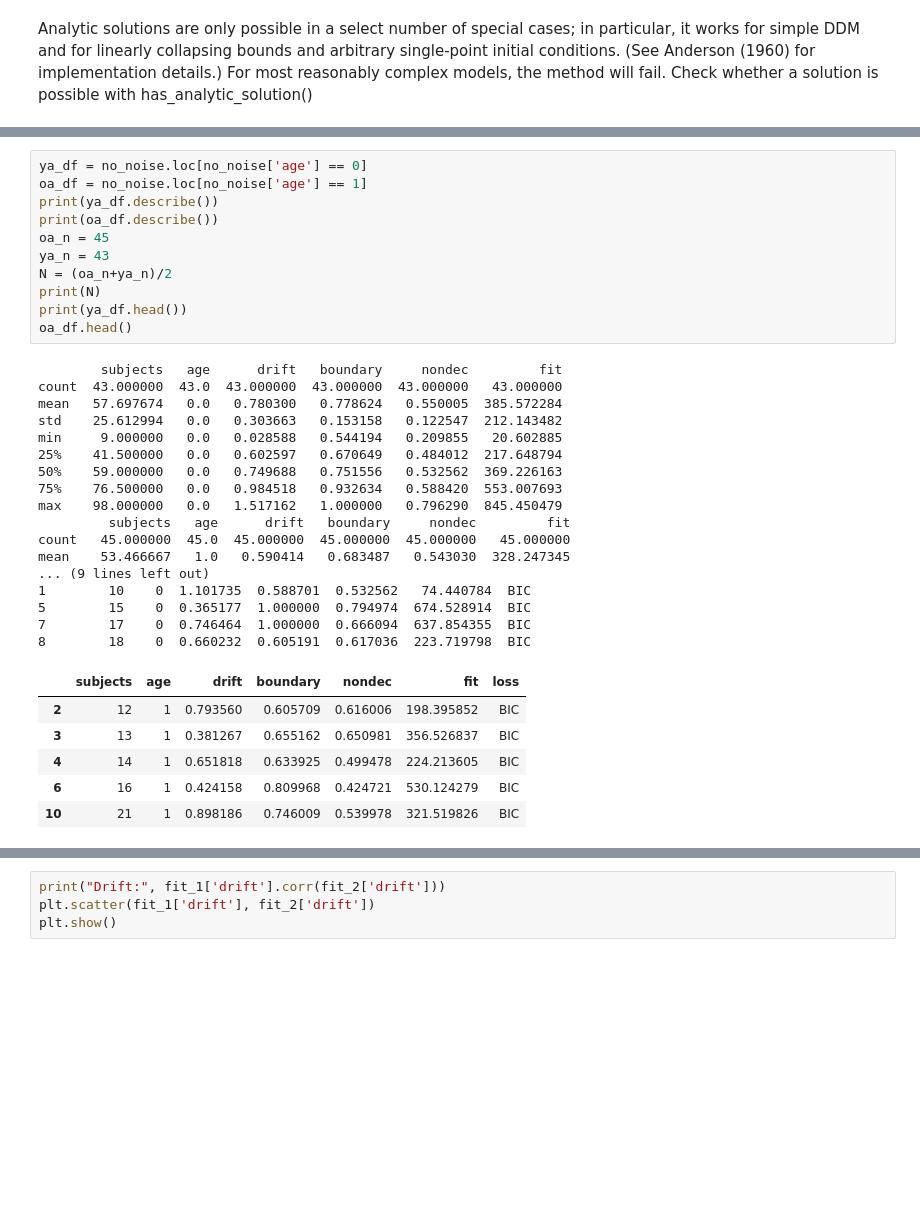
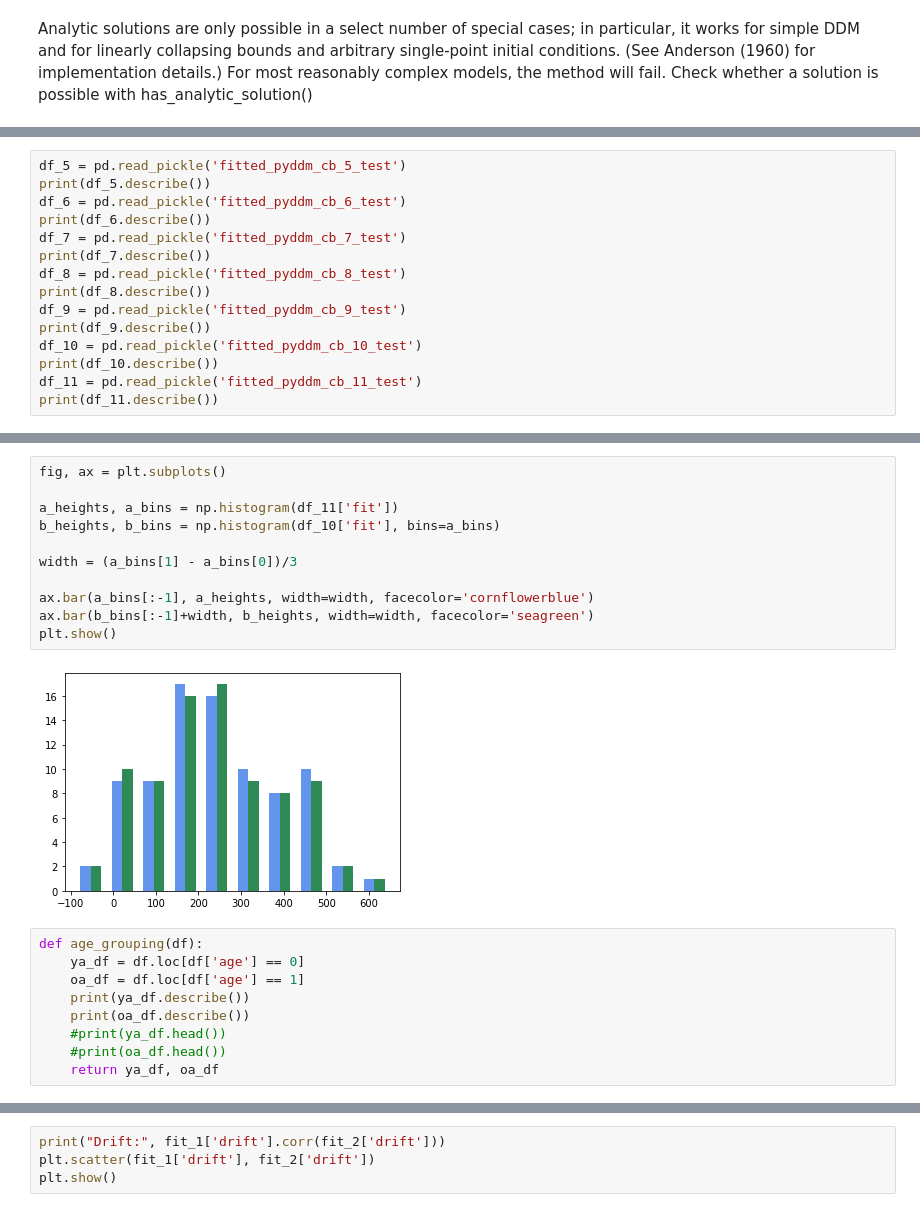
Before and after one commit to LNDG/EyeMem, a Jupyter notebook: PyDDM/PyDDM .ipynb, the cells around one changed output, grey strips where cells are left out. Cells and saved outputs as stored; diff of their text form; blank space fills up the shorter version.

```diff
--- a/PyDDM/PyDDM .ipynb
+++ b/PyDDM/PyDDM .ipynb
@@ -269,0 +333,15 @@ fit_df
+# %%
+df_5 = pd.read_pickle('fitted_pyddm_cb_5_test')
+print(df_5.describe())
+df_6 = pd.read_pickle('fitted_pyddm_cb_6_test')
+print(df_6.describe())
+df_7 = pd.read_pickle('fitted_pyddm_cb_7_test')
+print(df_7.describe())
+df_8 = pd.read_pickle('fitted_pyddm_cb_8_test')
+print(df_8.describe())
+df_9 = pd.read_pickle('fitted_pyddm_cb_9_test')
+print(df_9.describe())
+df_10 = pd.read_pickle('fitted_pyddm_cb_10_test')
+print(df_10.describe())
+df_11 = pd.read_pickle('fitted_pyddm_cb_11_test')
+print(df_11.describe())
@@ -270,35 +366,22 @@ fit_df
+# %%
+fig, ax = plt.subplots()
+
+a_heights, a_bins = np.histogram(df_11['fit'])
+b_heights, b_bins = np.histogram(df_10['fit'], bins=a_bins)
+
+width = (a_bins[1] - a_bins[0])/3
+
+ax.bar(a_bins[:-1], a_heights, width=width, facecolor='cornflowerblue')
+ax.bar(b_bins[:-1]+width, b_heights, width=width, facecolor='seagreen')
+plt.show()
+# %% [output]
+[figure, added]
 # %%
-ya_df = no_noise.loc[no_noise['age'] == 0]
-oa_df = no_noise.loc[no_noise['age'] == 1]
-print(ya_df.describe())
-print(oa_df.describe())
-oa_n = 45
-ya_n = 43
-N = (oa_n+ya_n)/2
-print(N)
-print(ya_df.head())
-oa_df.head()
+def age_grouping(df):
+    ya_df = df.loc[df['age'] == 0]
+    oa_df = df.loc[df['age'] == 1]
+    print(ya_df.describe())
+    print(oa_df.describe())
+    #print(ya_df.head())
+    #print(oa_df.head())
+    return ya_df, oa_df
-# %% [output]
-        subjects   age      drift   boundary     nondec         fit
-count  43.000000  43.0  43.000000  43.000000  43.000000   43.000000
-mean   57.697674   0.0   0.780300   0.778624   0.550005  385.572284
-std    25.612994   0.0   0.303663   0.153158   0.122547  212.143482
-min     9.000000   0.0   0.028588   0.544194   0.209855   20.602885
-25%    41.500000   0.0   0.602597   0.670649   0.484012  217.648794
-50%    59.000000   0.0   0.749688   0.751556   0.532562  369.226163
-75%    76.500000   0.0   0.984518   0.932634   0.588420  553.007693
-max    98.000000   0.0   1.517162   1.000000   0.796290  845.450479
-         subjects   age      drift   boundary     nondec         fit
-count   45.000000  45.0  45.000000  45.000000  45.000000   45.000000
-mean    53.466667   1.0   0.590414   0.683487   0.543030  328.247345
-... (9 lines left out)
-1        10    0  1.101735  0.588701  0.532562   74.440784  BIC
-5        15    0  0.365177  1.000000  0.794974  674.528914  BIC
-7        17    0  0.746464  1.000000  0.666094  637.854355  BIC
-8        18    0  0.660232  0.605191  0.617036  223.719798  BIC
-|  | subjects | age | drift | boundary | nondec | fit | loss |
-| 2 | 12 | 1 | 0.793560 | 0.605709 | 0.616006 | 198.395852 | BIC |
-| 3 | 13 | 1 | 0.381267 | 0.655162 | 0.650981 | 356.526837 | BIC |
-| 4 | 14 | 1 | 0.651818 | 0.633925 | 0.499478 | 224.213605 | BIC |
-| 6 | 16 | 1 | 0.424158 | 0.809968 | 0.424721 | 530.124279 | BIC |
-| 10 | 21 | 1 | 0.898186 | 0.746009 | 0.539978 | 321.519826 | BIC |
```
Also changed, not shown: parts of 51 cells of this notebook, 27 other files.
